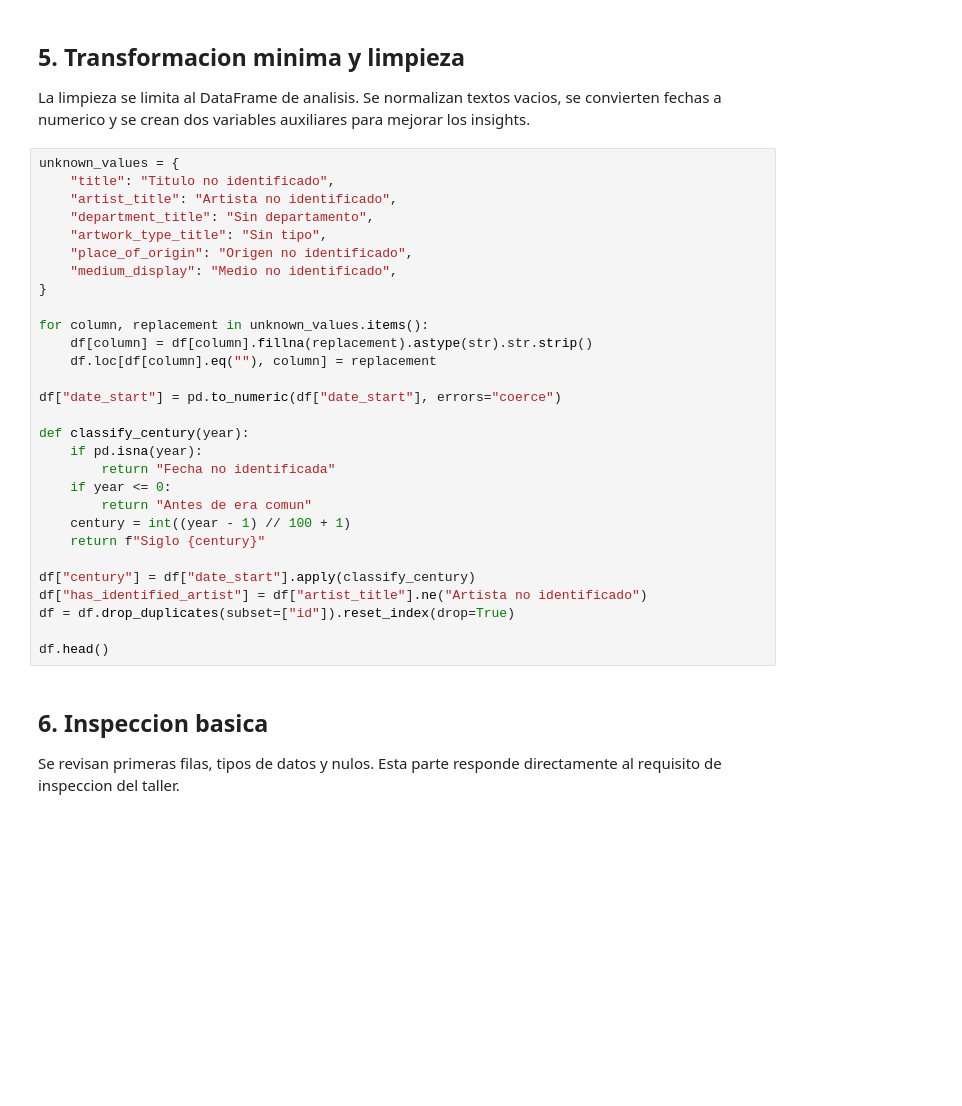
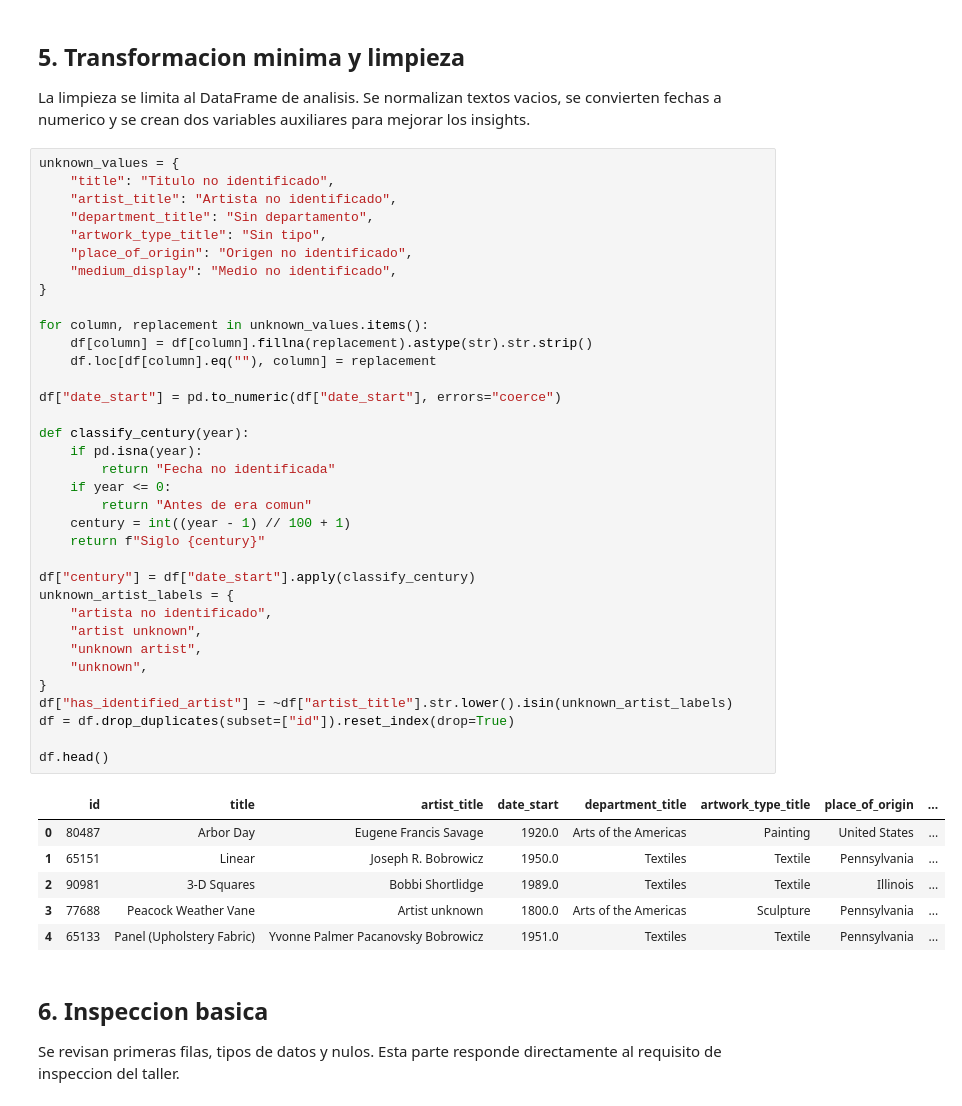
Before and after one commit to marcopenatec-GH/taller4_art_institute_chicago, a Jupyter notebook: analisis.ipynb, the cells around one changed output. Saved outputs shown, nothing was run; the diff lists cells and outputs as text; blank space fills up the shorter version.

```diff
--- a/analisis.ipynb
+++ b/analisis.ipynb
@@ -120,32 +157,45 @@ La limpieza se limita al DataFrame de analisis. Se normalizan textos vacios, se
 # %%
 unknown_values = {
     "title": "Titulo no identificado",
     "artist_title": "Artista no identificado",
     "department_title": "Sin departamento",
     "artwork_type_title": "Sin tipo",
     "place_of_origin": "Origen no identificado",
     "medium_display": "Medio no identificado",
 }
 
 for column, replacement in unknown_values.items():
     df[column] = df[column].fillna(replacement).astype(str).str.strip()
     df.loc[df[column].eq(""), column] = replacement
 
 df["date_start"] = pd.to_numeric(df["date_start"], errors="coerce")
 
 def classify_century(year):
     if pd.isna(year):
         return "Fecha no identificada"
     if year <= 0:
         return "Antes de era comun"
     century = int((year - 1) // 100 + 1)
     return f"Siglo {century}"
 
 df["century"] = df["date_start"].apply(classify_century)
-df["has_identified_artist"] = df["artist_title"].ne("Artista no identificado")
+unknown_artist_labels = {
+    "artista no identificado",
+    "artist unknown",
+    "unknown artist",
+    "unknown",
+}
+df["has_identified_artist"] = ~df["artist_title"].str.lower().isin(unknown_artist_labels)
 df = df.drop_duplicates(subset=["id"]).reset_index(drop=True)
 
 df.head()
+# %% [output]
+|  | id | title | artist_title | date_start | department_title | artwork_type_title | place_of_origin | ... |
+| 0 | 80487 | Arbor Day | Eugene Francis Savage | 1920.0 | Arts of the Americas | Painting | United States | ... |
+| 1 | 65151 | Linear | Joseph R. Bobrowicz | 1950.0 | Textiles | Textile | Pennsylvania | ... |
+| 2 | 90981 | 3-D Squares | Bobbi Shortlidge | 1989.0 | Textiles | Textile | Illinois | ... |
+| 3 | 77688 | Peacock Weather Vane | Artist unknown | 1800.0 | Arts of the Americas | Sculpture | Pennsylvania | ... |
+| 4 | 65133 | Panel (Upholstery Fabric) | Yvonne Palmer Pacanovsky Bobrowicz | 1951.0 | Textiles | Textile | Pennsylvania | ... |
 # %% [markdown]
 ## 6. Inspeccion basica
 
```
Also changed, not shown: parts of 15 cells of this notebook.
